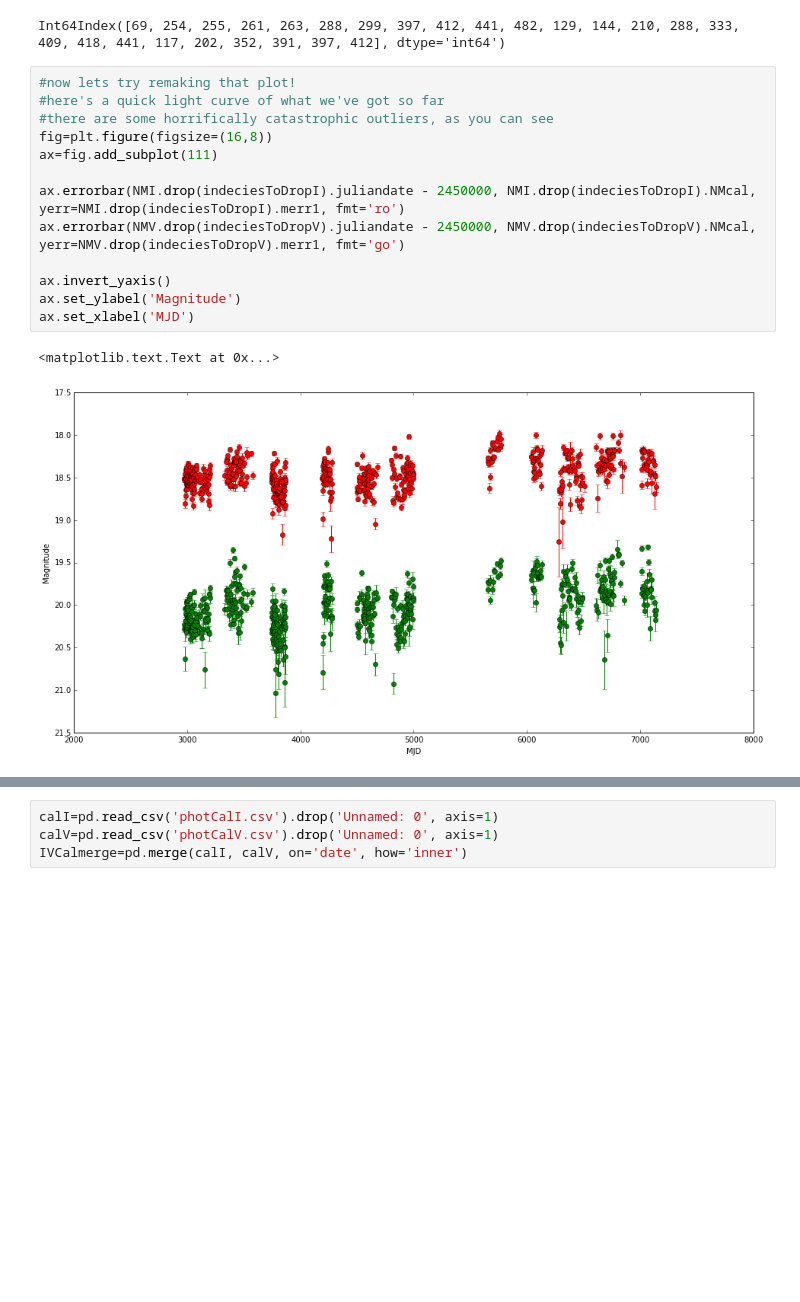
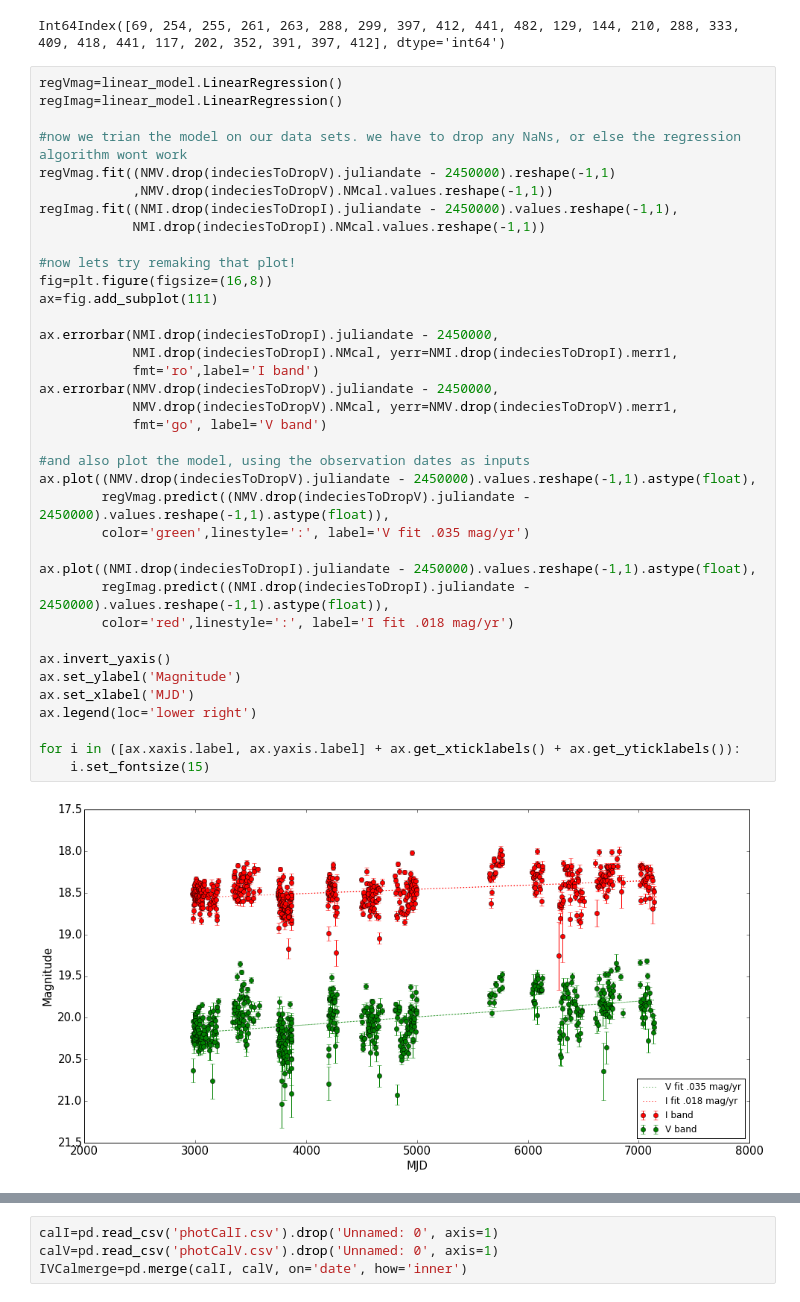
Before and after one commit to ih64/NovaMusca, a Jupyter notebook: McClintock Nova Musca.ipynb, the cells around one changed output, grey strips where cells are left out. Drawn from its saved outputs; the diff is of its cells as text; blank space fills up the shorter version.

Commit message:
made some more plots all the data remains the same

```diff
--- a/McClintock Nova Musca.ipynb
+++ b/McClintock Nova Musca.ipynb
@@ -163,19 +164,42 @@ indeciesToDropV= NMV[(NMV.NMraw > 25) | (NMV.NMcal < 19.0)].index.append(NMV[NMV
 indeciesToDropV
 # %% [output]
 Int64Index([69, 254, 255, 261, 263, 288, 299, 397, 412, 441, 482, 129, 144, 210, 288, 333, 409, 418, 441, 117, 202, 352, 391, 397, 412], dtype='int64')
-# %%
-#now lets try remaking that plot!
-#here's a quick light curve of what we've got so far
-#there are some horrifically catastrophic outliers, as you can see
-fig=plt.figure(figsize=(16,8))
-ax=fig.add_subplot(111)
-
-ax.errorbar(NMI.drop(indeciesToDropI).juliandate - 2450000, NMI.drop(indeciesToDropI).NMcal, yerr=NMI.drop(indeciesToDropI).merr1, fmt='ro')
-ax.errorbar(NMV.drop(indeciesToDropV).juliandate - 2450000, NMV.drop(indeciesToDropV).NMcal, yerr=NMV.drop(indeciesToDropV).merr1, fmt='go')
-
-ax.invert_yaxis()
-ax.set_ylabel('Magnitude')
-ax.set_xlabel('MJD')
-# %% [output]
-<matplotlib.text.Text at 0x...>
-[figure, removed]
+# %%
+regVmag=linear_model.LinearRegression()
+regImag=linear_model.LinearRegression()
+
+#now we trian the model on our data sets. we have to drop any NaNs, or else the regression algorithm wont work
+regVmag.fit((NMV.drop(indeciesToDropV).juliandate - 2450000).reshape(-1,1)
+            ,NMV.drop(indeciesToDropV).NMcal.values.reshape(-1,1))
+regImag.fit((NMI.drop(indeciesToDropI).juliandate - 2450000).values.reshape(-1,1),
+            NMI.drop(indeciesToDropI).NMcal.values.reshape(-1,1))
+
+#now lets try remaking that plot!
+fig=plt.figure(figsize=(16,8))
+ax=fig.add_subplot(111)
+
+ax.errorbar(NMI.drop(indeciesToDropI).juliandate - 2450000,
+            NMI.drop(indeciesToDropI).NMcal, yerr=NMI.drop(indeciesToDropI).merr1,
+            fmt='ro',label='I band')
+ax.errorbar(NMV.drop(indeciesToDropV).juliandate - 2450000,
+            NMV.drop(indeciesToDropV).NMcal, yerr=NMV.drop(indeciesToDropV).merr1,
+            fmt='go', label='V band')
+
+#and also plot the model, using the observation dates as inputs
+ax.plot((NMV.drop(indeciesToDropV).juliandate - 2450000).values.reshape(-1,1).astype(float),
+        regVmag.predict((NMV.drop(indeciesToDropV).juliandate - 2450000).values.reshape(-1,1).astype(float)),
+        color='green',linestyle=':', label='V fit .035 mag/yr')
+
+ax.plot((NMI.drop(indeciesToDropI).juliandate - 2450000).values.reshape(-1,1).astype(float),
+        regImag.predict((NMI.drop(indeciesToDropI).juliandate - 2450000).values.reshape(-1,1).astype(float)),
+        color='red',linestyle=':', label='I fit .018 mag/yr')
+
+ax.invert_yaxis()
+ax.set_ylabel('Magnitude')
+ax.set_xlabel('MJD')
+ax.legend(loc='lower right')
+
+for i in ([ax.xaxis.label, ax.yaxis.label] + ax.get_xticklabels() + ax.get_yticklabels()):
+    i.set_fontsize(15)
+# %% [output]
+[figure, added]
```
Also changed, not shown: parts of 3 cells of this notebook, 1 other file.
